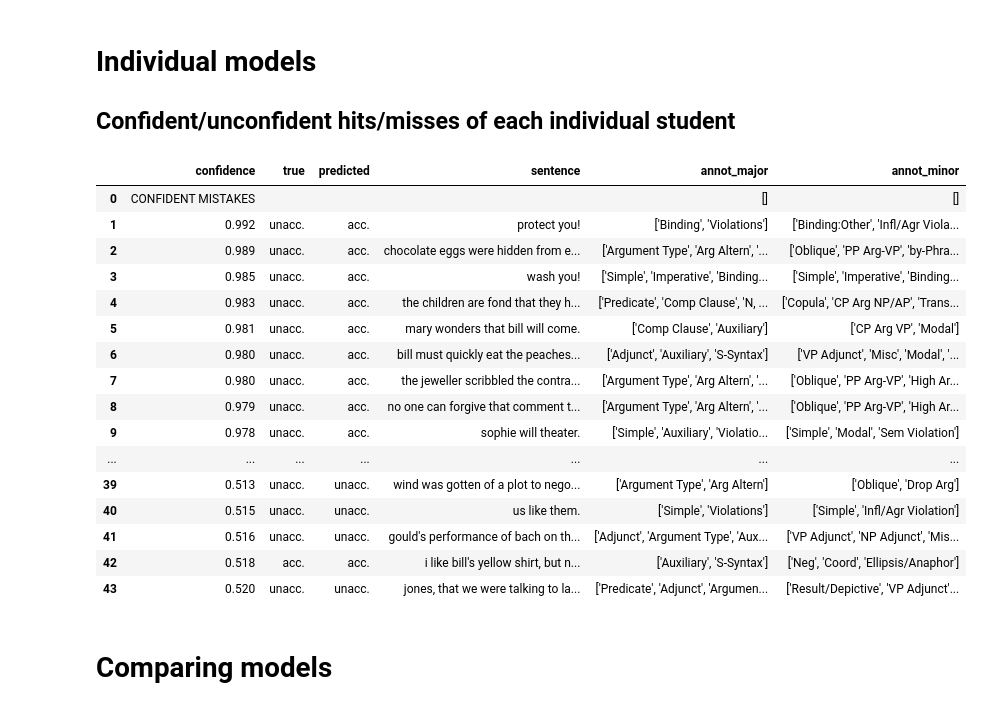
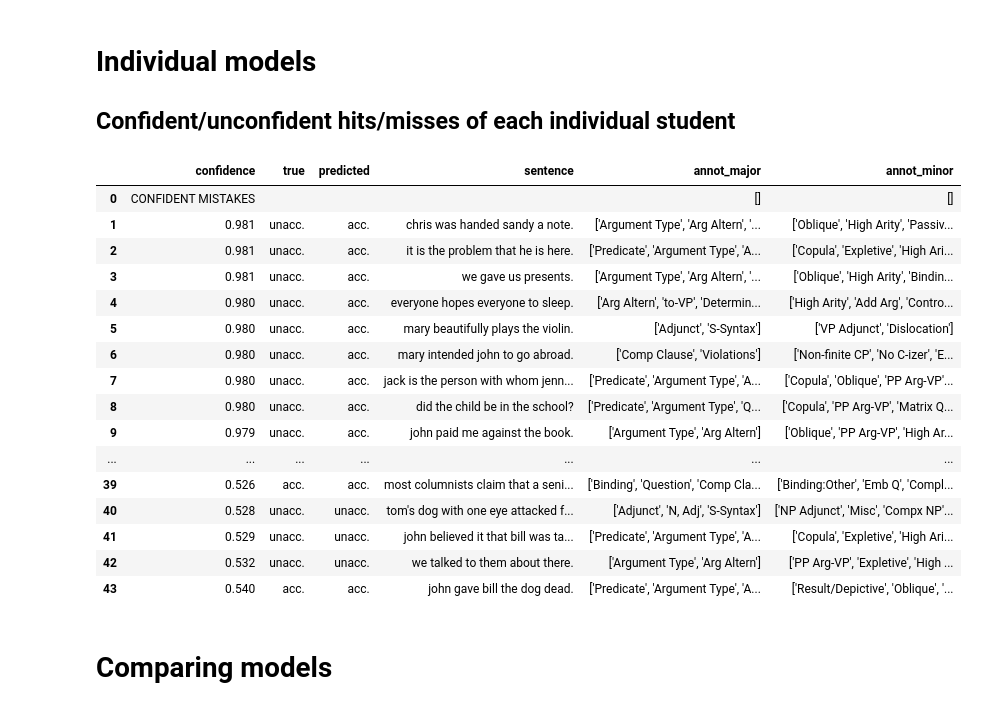
Before and after one commit to samsucik/knowledge-distil-bert, a Jupyter notebook: experiments/analysis/Prediction analysis.ipynb, the cells around one changed output. Saved outputs shown, nothing was run; the diff lists cells and outputs as text; code cells hidden in the pictures.

Commit message:
Plot confidence histograms; analyse CoLA BERT hits/mistakes.

```diff
--- a/experiments/analysis/Prediction analysis.ipynb
+++ b/experiments/analysis/Prediction analysis.ipynb
@@ -226,28 +226,28 @@ for model_type in model_types:
 ## Confident/unconfident hits/misses of each individual student
 # %%
 task = "CoLA"
-model_type = "LSTM"
+model_type = "BERT"
 
 data = pd.read_csv("mistakes-hits/{}_{}.tsv".format(task, model_type), delimiter="\t")
 data
 # %% [output]
 |  | confidence | true | predicted | sentence | annot_major | annot_minor |
 | 0 | CONFIDENT MISTAKES |  |  |  | [] | [] |
-| 1 | 0.992 | unacc. | acc. | protect you! | ['Binding', 'Violations'] | ['Binding:Other', 'Infl/Agr Viola... |
-| 2 | 0.989 | unacc. | acc. | chocolate eggs were hidden from e... | ['Argument Type', 'Arg Altern', '... | ['Oblique', 'PP Arg-VP', 'by-Phra... |
-| 3 | 0.985 | unacc. | acc. | wash you! | ['Simple', 'Imperative', 'Binding... | ['Simple', 'Imperative', 'Binding... |
-| 4 | 0.983 | unacc. | acc. | the children are fond that they h... | ['Predicate', 'Comp Clause', 'N, ... | ['Copula', 'CP Arg NP/AP', 'Trans... |
-| 5 | 0.981 | unacc. | acc. | mary wonders that bill will come. | ['Comp Clause', 'Auxiliary'] | ['CP Arg VP', 'Modal'] |
-| 6 | 0.980 | unacc. | acc. | bill must quickly eat the peaches... | ['Adjunct', 'Auxiliary', 'S-Syntax'] | ['VP Adjunct', 'Misc', 'Modal', '... |
-| 7 | 0.980 | unacc. | acc. | the jeweller scribbled the contra... | ['Argument Type', 'Arg Altern', '... | ['Oblique', 'PP Arg-VP', 'High Ar... |
-| 8 | 0.979 | unacc. | acc. | no one can forgive that comment t... | ['Argument Type', 'Arg Altern', '... | ['Oblique', 'PP Arg-VP', 'High Ar... |
-| 9 | 0.978 | unacc. | acc. | sophie will theater. | ['Simple', 'Auxiliary', 'Violatio... | ['Simple', 'Modal', 'Sem Violation'] |
+| 1 | 0.981 | unacc. | acc. | chris was handed sandy a note. | ['Argument Type', 'Arg Altern', '... | ['Oblique', 'High Arity', 'Passiv... |
+| 2 | 0.981 | unacc. | acc. | it is the problem that he is here. | ['Predicate', 'Argument Type', 'A... | ['Copula', 'Expletive', 'High Ari... |
+| 3 | 0.981 | unacc. | acc. | we gave us presents. | ['Argument Type', 'Arg Altern', '... | ['Oblique', 'High Arity', 'Bindin... |
+| 4 | 0.980 | unacc. | acc. | everyone hopes everyone to sleep. | ['Arg Altern', 'to-VP', 'Determin... | ['High Arity', 'Add Arg', 'Contro... |
+| 5 | 0.980 | unacc. | acc. | mary beautifully plays the violin. | ['Adjunct', 'S-Syntax'] | ['VP Adjunct', 'Dislocation'] |
+| 6 | 0.980 | unacc. | acc. | mary intended john to go abroad. | ['Comp Clause', 'Violations'] | ['Non-finite CP', 'No C-izer', 'E... |
+| 7 | 0.980 | unacc. | acc. | jack is the person with whom jenn... | ['Predicate', 'Argument Type', 'A... | ['Copula', 'Oblique', 'PP Arg-VP'... |
+| 8 | 0.980 | unacc. | acc. | did the child be in the school? | ['Predicate', 'Argument Type', 'Q... | ['Copula', 'PP Arg-VP', 'Matrix Q... |
+| 9 | 0.979 | unacc. | acc. | john paid me against the book. | ['Argument Type', 'Arg Altern'] | ['Oblique', 'PP Arg-VP', 'High Ar... |
 | ... | ... | ... | ... | ... | ... | ... |
-| 39 | 0.513 | unacc. | unacc. | wind was gotten of a plot to nego... | ['Argument Type', 'Arg Altern'] | ['Oblique', 'Drop Arg'] |
-| 40 | 0.515 | unacc. | unacc. | us like them. | ['Simple', 'Violations'] | ['Simple', 'Infl/Agr Violation'] |
-| 41 | 0.516 | unacc. | unacc. | gould's performance of bach on th... | ['Adjunct', 'Argument Type', 'Aux... | ['VP Adjunct', 'NP Adjunct', 'Mis... |
-| 42 | 0.518 | acc. | acc. | i like bill's yellow shirt, but n... | ['Auxiliary', 'S-Syntax'] | ['Neg', 'Coord', 'Ellipsis/Anaphor'] |
-| 43 | 0.520 | unacc. | unacc. | jones, that we were talking to la... | ['Predicate', 'Adjunct', 'Argumen... | ['Result/Depictive', 'VP Adjunct'... |
+| 39 | 0.526 | acc. | acc. | most columnists claim that a seni... | ['Binding', 'Question', 'Comp Cla... | ['Binding:Other', 'Emb Q', 'Compl... |
+| 40 | 0.528 | unacc. | unacc. | tom's dog with one eye attacked f... | ['Adjunct', 'N, Adj', 'S-Syntax'] | ['NP Adjunct', 'Misc', 'Compx NP'... |
+| 41 | 0.529 | unacc. | unacc. | john believed it that bill was ta... | ['Predicate', 'Argument Type', 'A... | ['Copula', 'Expletive', 'High Ari... |
+| 42 | 0.532 | unacc. | unacc. | we talked to them about there. | ['Argument Type', 'Arg Altern'] | ['PP Arg-VP', 'Expletive', 'High ... |
+| 43 | 0.540 | acc. | acc. | john gave bill the dog dead. | ['Predicate', 'Argument Type', 'A... | ['Result/Depictive', 'Oblique', '... |
 # %% [markdown]
 # Comparing models
 # %%
```
Also changed, not shown: 2 other files.
